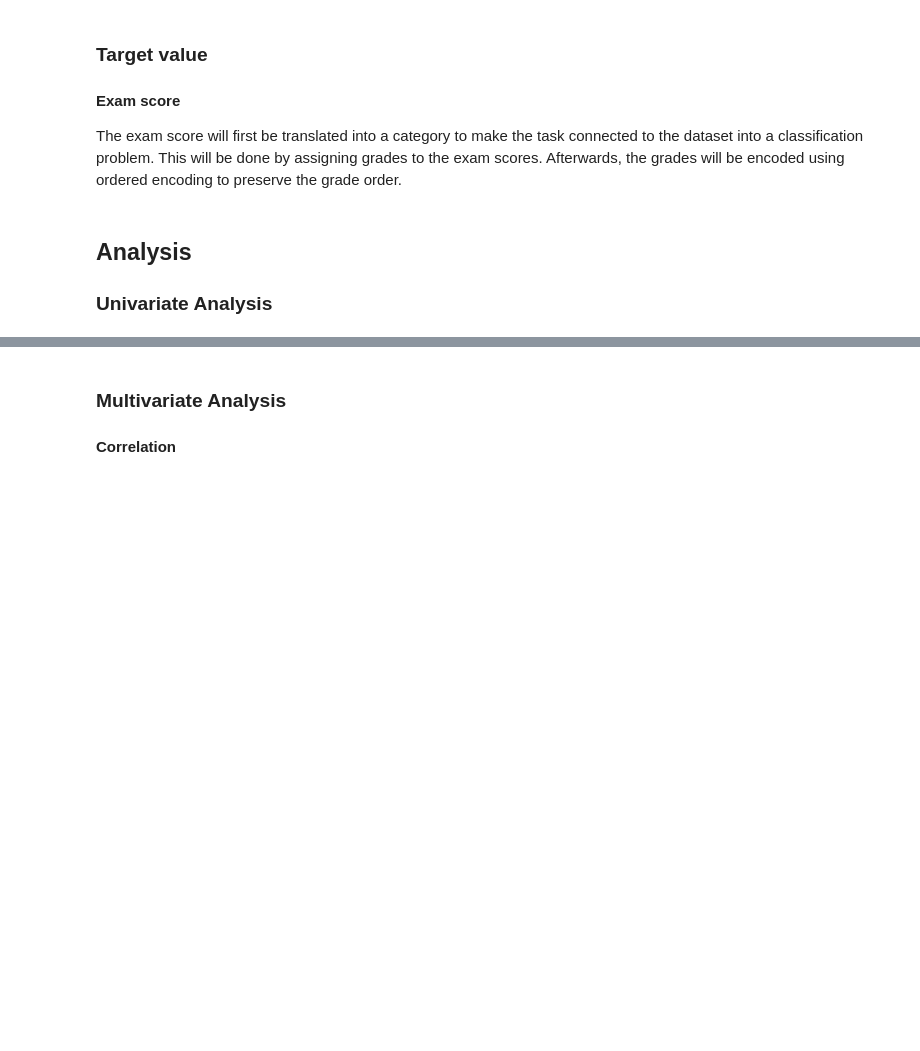
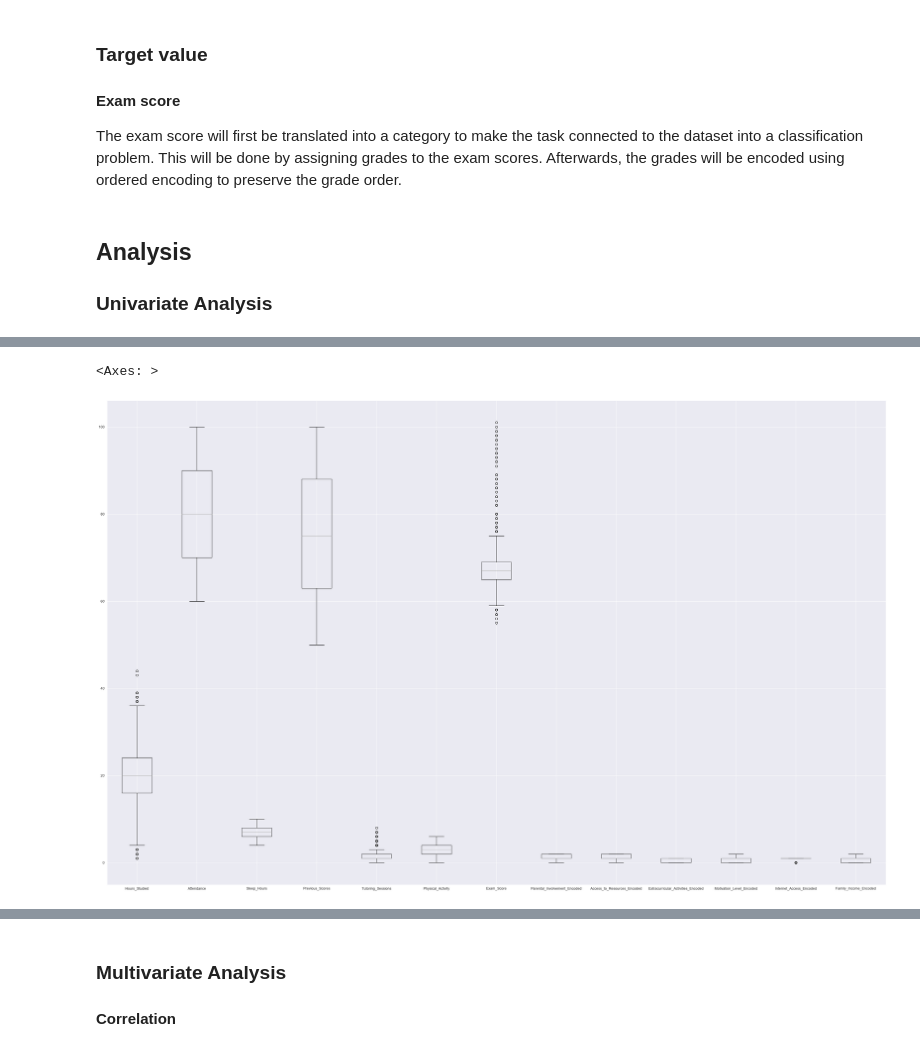
Before and after one commit to Wilbnil/Prakmas-2026, a Jupyter notebook: Oblig 1/Training and Evaluating Baseline Models.ipynb, the cells around one changed output, grey strips where cells are left out. Saved outputs shown, nothing was run; the diff lists cells and outputs as text; code cells hidden in the pictures; blank space fills up the shorter version.

```diff
--- a/Oblig 1/Training and Evaluating Baseline Models.ipynb
+++ b/Oblig 1/Training and Evaluating Baseline Models.ipynb
@@ -328,0 +354,7 @@ student_dataset[['Previous_Scores', 'Exam_Score']].hist()
+# %%
+#Using box plots to to see the distribution of each feature
+fig, ax = plt.subplots(1,1, figsize=(40,25))
+student_dataset.boxplot(ax=ax)
+# %% [output]
+<Axes: >
+[figure, added]
```
Also changed, not shown: parts of 7 cells of this notebook.
